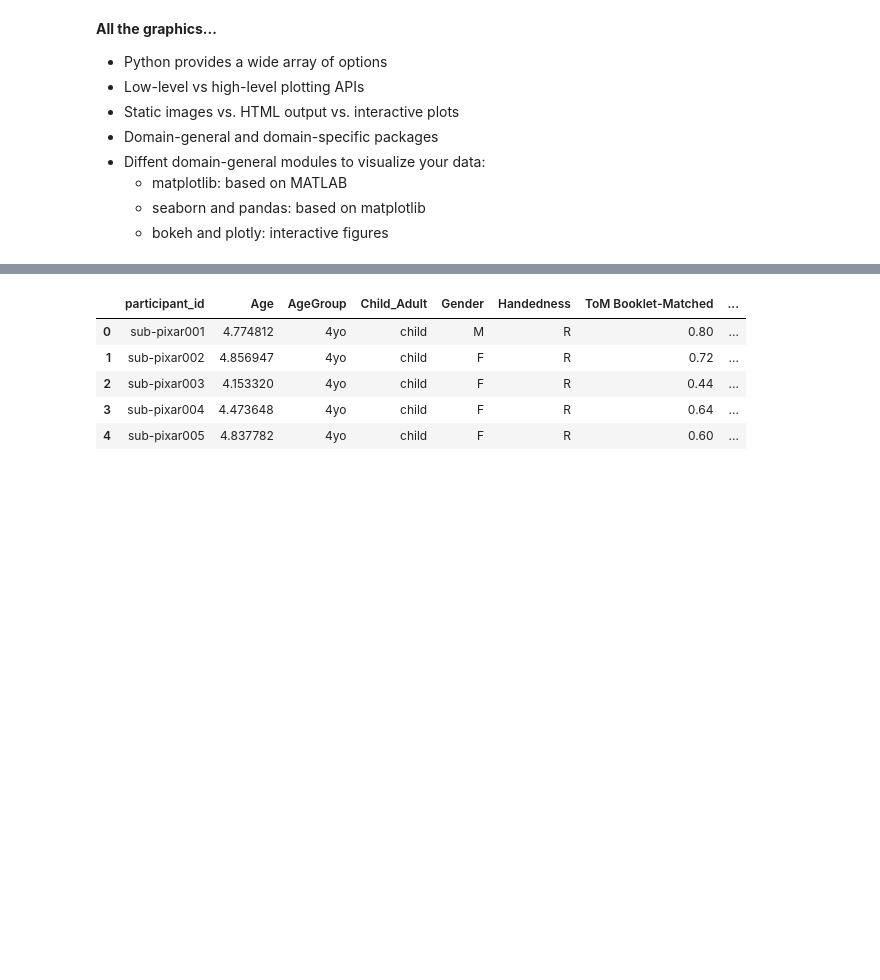
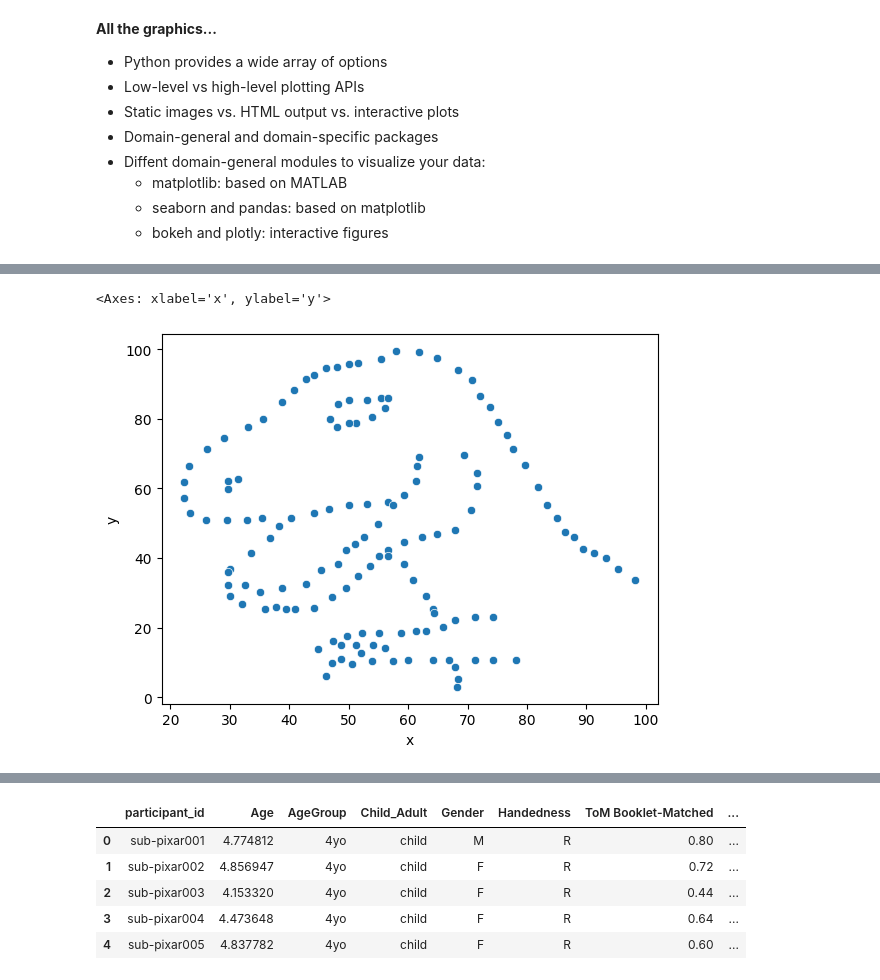
Before and after one commit to me-pic/course-materials-2020, a Jupyter notebook: lectures/14-may/01-data-visualization/python_visualization_for_data.ipynb, the cells around one changed output, grey strips where cells are left out. Saved outputs shown, nothing was run; the diff lists cells and outputs as text; code cells hidden in the pictures; blank space fills up the shorter version.

```diff
--- a/lectures/14-may/01-data-visualization/python_visualization_for_data.ipynb
+++ b/lectures/14-may/01-data-visualization/python_visualization_for_data.ipynb
@@ -52,0 +69,8 @@ import seaborn as sns
+# %%
+# Data downloaded from https://www.kaggle.com/datasets/tombutton/datasaurusdozen
+# Credit: Alberto Cairo (original datasaurus), and Justin Matejka and George Fitzmaurice (datasaurus dozen)
+
+data = pandas.read_csv("datasaurus.csv")
+data = data[data['dataset']=='dino']
+
+data.describe()
@@ -52,0 +87,5 @@ import seaborn as sns
+# %%
+sns.scatterplot(data=data, x='x', y='y')
+# %% [output]
+<Axes: xlabel='x', ylabel='y'>
+[figure, added]
```
Also changed, not shown: parts of 24 cells of this notebook.
